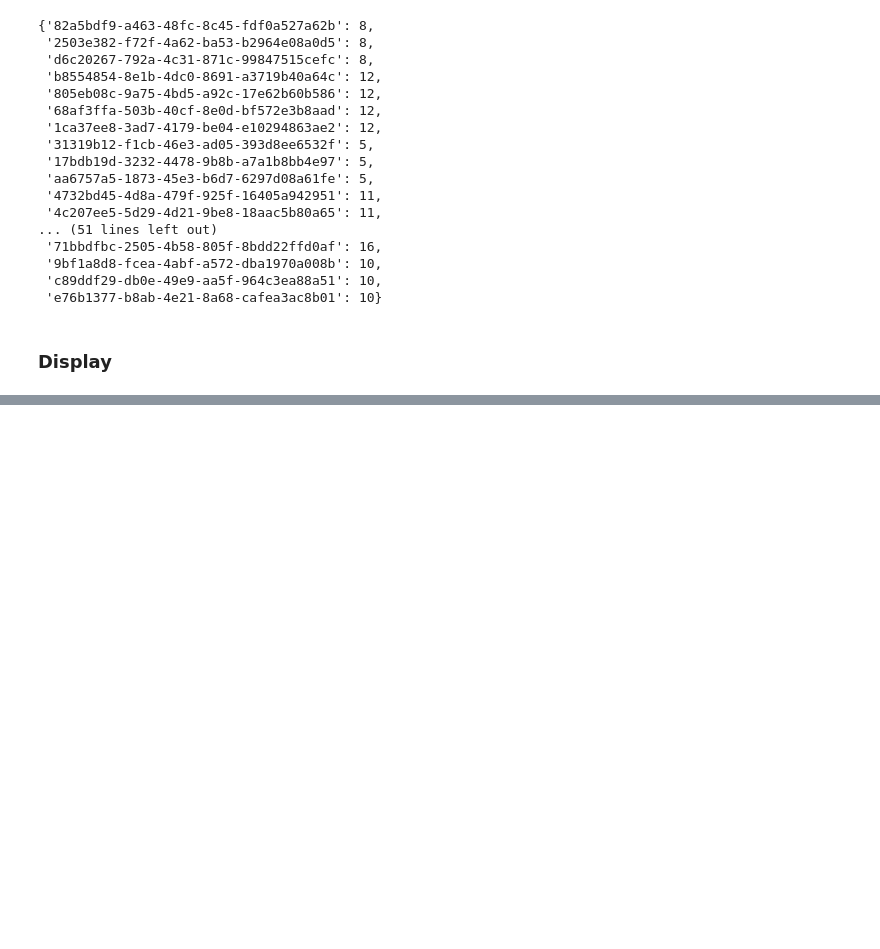
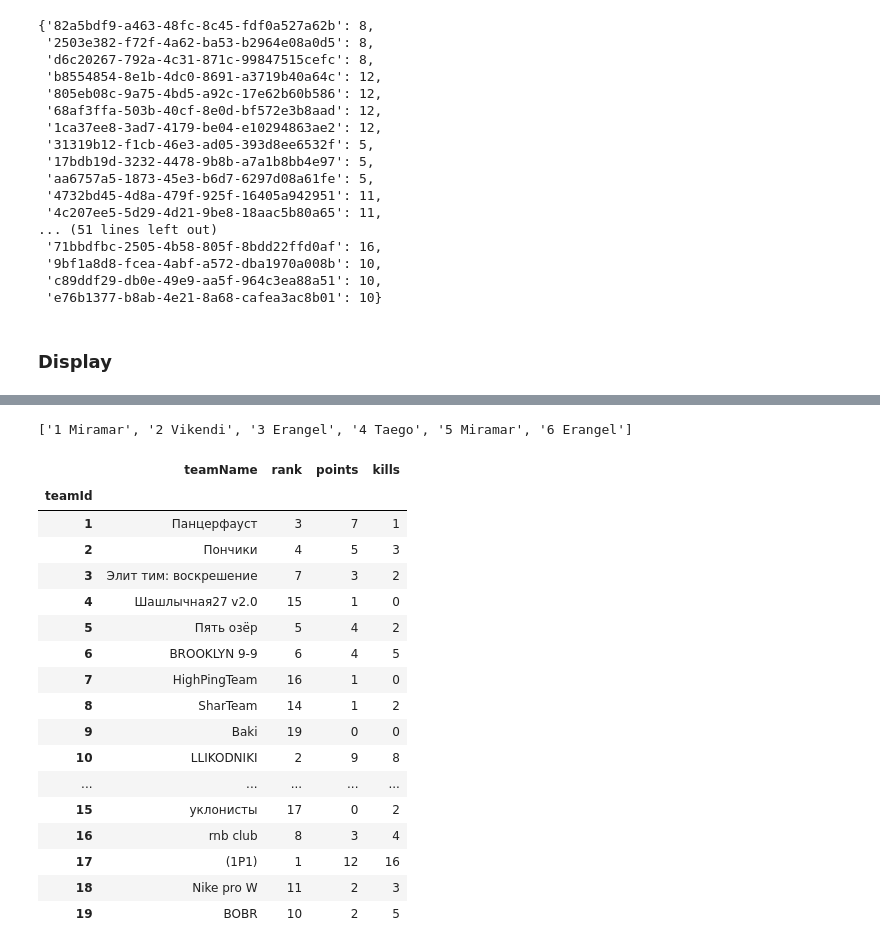
Before and after one commit to Amlaith/pubg_tournament_stats, a Jupyter notebook: test.ipynb, the cells around one changed output, grey strips where cells are left out. Saved outputs shown, nothing was run; the diff lists cells and outputs as text; code cells hidden in the pictures; blank space fills up the shorter version.

```diff
--- a/test.ipynb
+++ b/test.ipynb
@@ -953,0 +1080,30 @@ res
+# %%
+# select map
+[str(row[1]['matchNum']) + ' ' + row[1]['mapName'] for row in matches.iterrows()]
+# %% [output]
+['1 Miramar', '2 Vikendi', '3 Erangel', '4 Taego', '5 Miramar', '6 Erangel']
+# %%
+placement_in_match = teams_results[teams_results['matchNum'] == 1][['teamId', 'rank', 'points']]
+kills_in_match = players_results[players_results['matchNum'] == 1].groupby('teamId')['kills'].sum()
+
+team_res_in_match = teams.set_index('teamId').join(placement_in_match.set_index('teamId').join(kills_in_match))
+team_res_in_match
+# %% [output]
+|  | teamName | rank | points | kills |
+| teamId |  |  |  |  |
+| 1 | Панцерфауст | 3 | 7 | 1 |
+| 2 | Пончики | 4 | 5 | 3 |
+| 3 | Элит тим: воскрешение | 7 | 3 | 2 |
+| 4 | Шашлычная27 v2.0 | 15 | 1 | 0 |
+| 5 | Пять озёр | 5 | 4 | 2 |
+| 6 | BROOKLYN 9-9 | 6 | 4 | 5 |
+| 7 | HighPingTeam | 16 | 1 | 0 |
+| 8 | SharTeam | 14 | 1 | 2 |
+| 9 | Baki | 19 | 0 | 0 |
+| 10 | LLIKODNIKI | 2 | 9 | 8 |
+| ... | ... | ... | ... | ... |
+| 15 | уклонисты | 17 | 0 | 2 |
+| 16 | rnb club | 8 | 3 | 4 |
+| 17 | (1P1) | 1 | 12 | 16 |
+| 18 | Nike pro W | 11 | 2 | 3 |
+| 19 | BOBR | 10 | 2 | 5 |
```
Also changed, not shown: parts of 18 cells of this notebook, 9 other files.
